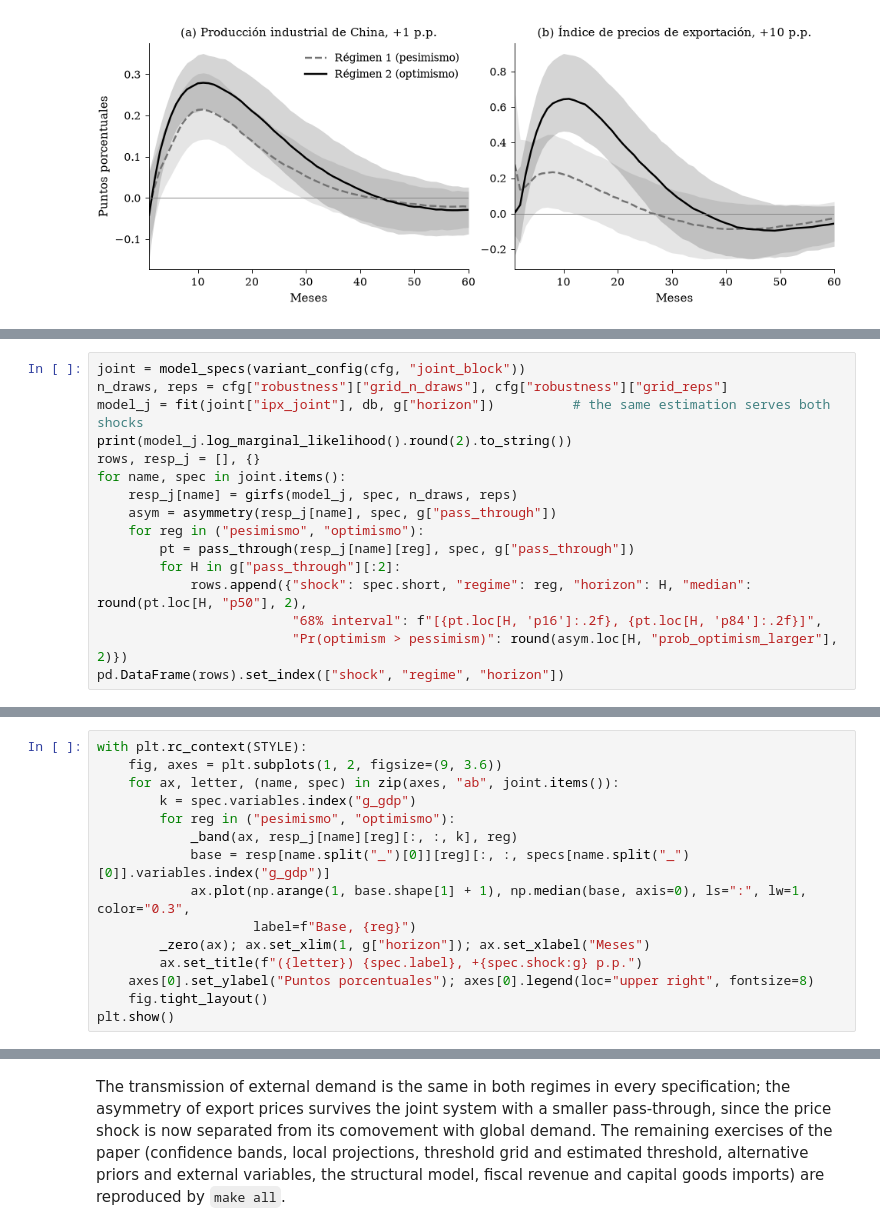
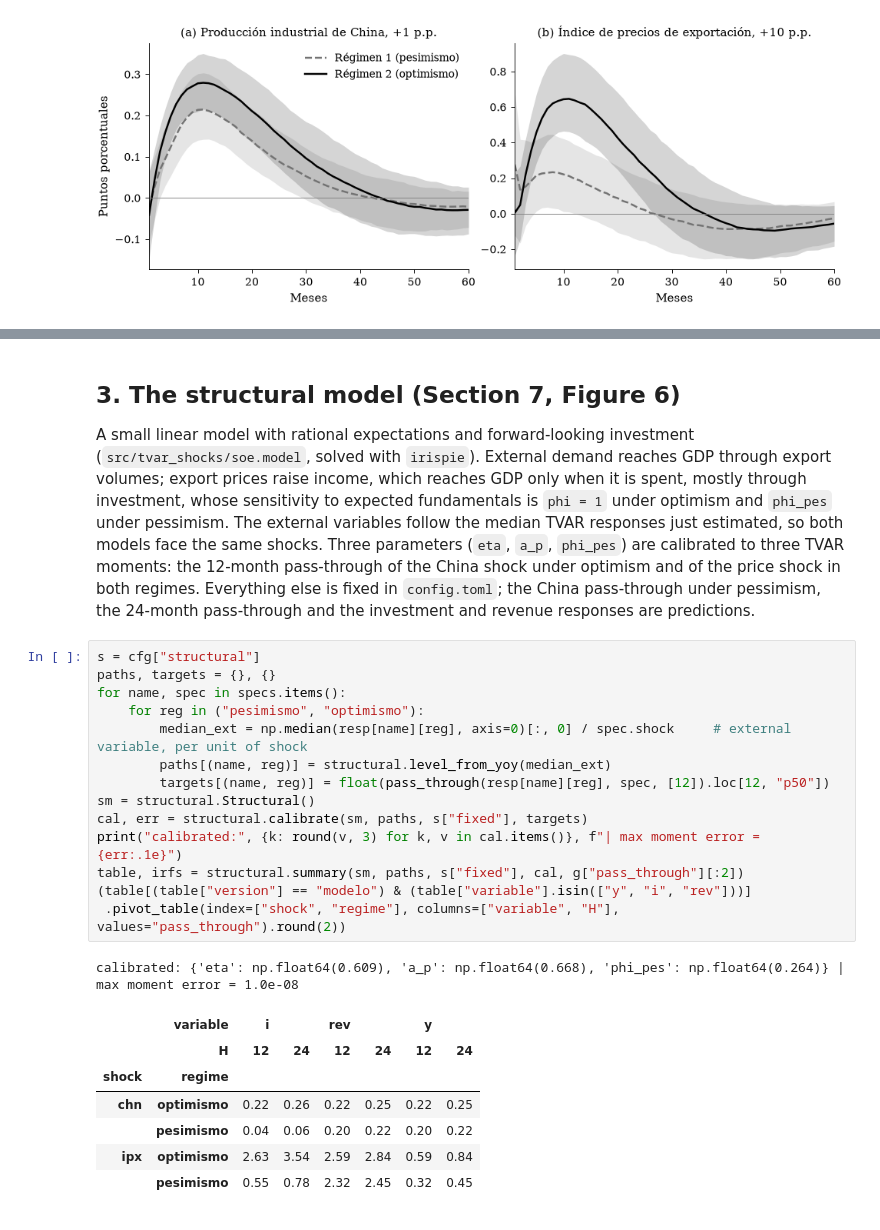
Before and after one commit to RenatoVassallo/tvar_external_shocks, a Jupyter notebook: notebooks/replication.ipynb, the cells around one changed output, grey strips where cells are left out. Cells and saved outputs as stored; diff of their text form.

```diff
--- a/notebooks/replication.ipynb
+++ b/notebooks/replication.ipynb
@@ -101,16 +141,0 @@ China's industrial production and the export price index form a linear external
-# %%
-joint = model_specs(variant_config(cfg, "joint_block"))
-n_draws, reps = cfg["robustness"]["grid_n_draws"], cfg["robustness"]["grid_reps"]
-model_j = fit(joint["ipx_joint"], db, g["horizon"])          # the same estimation serves both shocks
-print(model_j.log_marginal_likelihood().round(2).to_string())
-rows, resp_j = [], {}
-for name, spec in joint.items():
-    resp_j[name] = girfs(model_j, spec, n_draws, reps)
-    asym = asymmetry(resp_j[name], spec, g["pass_through"])
-    for reg in ("pesimismo", "optimismo"):
-        pt = pass_through(resp_j[name][reg], spec, g["pass_through"])
-        for H in g["pass_through"][:2]:
-            rows.append({"shock": spec.short, "regime": reg, "horizon": H, "median": round(pt.loc[H, "p50"], 2),
-                         "68% interval": f"[{pt.loc[H, 'p16']:.2f}, {pt.loc[H, 'p84']:.2f}]",
-                         "Pr(optimism > pessimism)": round(asym.loc[H, "prob_optimism_larger"], 2)})
-pd.DataFrame(rows).set_index(["shock", "regime", "horizon"])
@@ -134,15 +141,0 @@ log Bayes factor           -16.74
-# %%
-with plt.rc_context(STYLE):
-    fig, axes = plt.subplots(1, 2, figsize=(9, 3.6))
-    for ax, letter, (name, spec) in zip(axes, "ab", joint.items()):
-        k = spec.variables.index("g_gdp")
-        for reg in ("pesimismo", "optimismo"):
-            _band(ax, resp_j[name][reg][:, :, k], reg)
-            base = resp[name.split("_")[0]][reg][:, :, specs[name.split("_")[0]].variables.index("g_gdp")]
-            ax.plot(np.arange(1, base.shape[1] + 1), np.median(base, axis=0), ls=":", lw=1, color="0.3",
-                    label=f"Base, {reg}")
-        _zero(ax); ax.set_xlim(1, g["horizon"]); ax.set_xlabel("Meses")
-        ax.set_title(f"({letter}) {spec.label}, +{spec.shock:g} p.p.")
-    axes[0].set_ylabel("Puntos porcentuales"); axes[0].legend(loc="upper right", fontsize=8)
-    fig.tight_layout()
-plt.show()
@@ -151,2 +142,27 @@ plt.show()
-# %% [markdown]
-The transmission of external demand is the same in both regimes in every specification; the asymmetry of export prices survives the joint system with a smaller pass-through, since the price shock is now separated from its comovement with global demand. The remaining exercises of the paper (confidence bands, local projections, threshold grid and estimated threshold, alternative priors and external variables, the structural model, fiscal revenue and capital goods imports) are reproduced by `make all`.
+# %% [markdown]
+## 3. The structural model (Section 7, Figure 6)
+
+A small linear model with rational expectations and forward-looking investment (`src/tvar_shocks/soe.model`, solved with `irispie`). External demand reaches GDP through export volumes; export prices raise income, which reaches GDP only when it is spent, mostly through investment, whose sensitivity to expected fundamentals is `phi = 1` under optimism and `phi_pes` under pessimism. The external variables follow the median TVAR responses just estimated, so both models face the same shocks. Three parameters (`eta`, `a_p`, `phi_pes`) are calibrated to three TVAR moments: the 12-month pass-through of the China shock under optimism and of the price shock in both regimes. Everything else is fixed in `config.toml`; the China pass-through under pessimism, the 24-month pass-through and the investment and revenue responses are predictions.
+# %%
+s = cfg["structural"]
+paths, targets = {}, {}
+for name, spec in specs.items():
+    for reg in ("pesimismo", "optimismo"):
+        median_ext = np.median(resp[name][reg], axis=0)[:, 0] / spec.shock     # external variable, per unit of shock
+        paths[(name, reg)] = structural.level_from_yoy(median_ext)
+        targets[(name, reg)] = float(pass_through(resp[name][reg], spec, [12]).loc[12, "p50"])
+sm = structural.Structural()
+cal, err = structural.calibrate(sm, paths, s["fixed"], targets)
+print("calibrated:", {k: round(v, 3) for k, v in cal.items()}, f"| max moment error = {err:.1e}")
+table, irfs = structural.summary(sm, paths, s["fixed"], cal, g["pass_through"][:2])
+(table[(table["version"] == "modelo") & (table["variable"].isin(["y", "i", "rev"]))]
+ .pivot_table(index=["shock", "regime"], columns=["variable", "H"], values="pass_through").round(2))
+# %% [output]
+calibrated: {'eta': np.float64(0.609), 'a_p': np.float64(0.668), 'phi_pes': np.float64(0.264)} | max moment error = 1.0e-08
+|  | variable | i |  | rev |  | y |  |
+|  | H | 12 | 24 | 12 | 24 | 12 | 24 |
+| shock | regime |  |  |  |  |  |  |
+| chn | optimismo | 0.22 | 0.26 | 0.22 | 0.25 | 0.22 | 0.25 |
+|  | pesimismo | 0.04 | 0.06 | 0.20 | 0.22 | 0.20 | 0.22 |
+| ipx | optimismo | 2.63 | 3.54 | 2.59 | 2.84 | 0.59 | 0.84 |
+|  | pesimismo | 0.55 | 0.78 | 2.32 | 2.45 | 0.32 | 0.45 |
```
Also changed, not shown: parts of 13 cells of this notebook, 1 other file.
